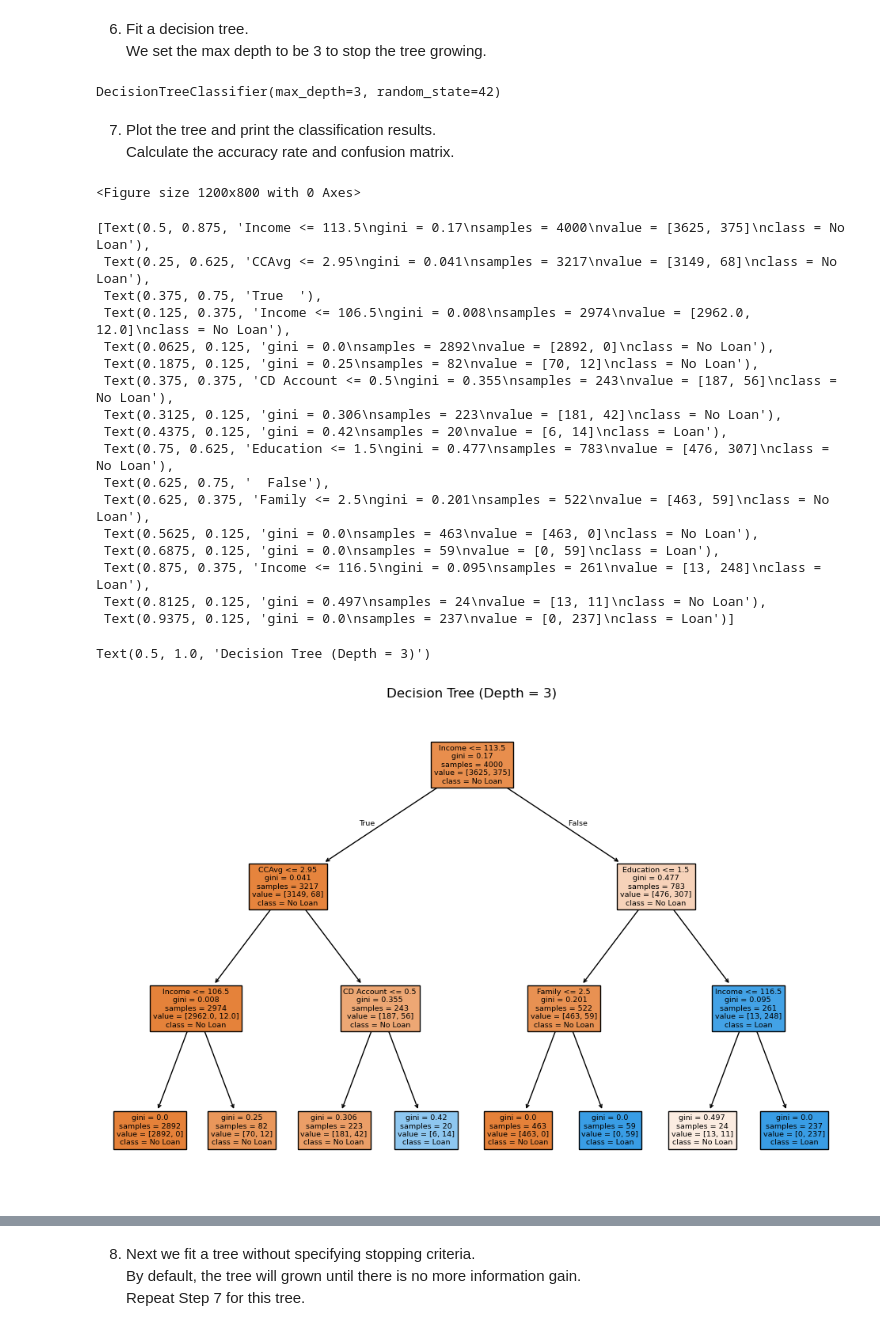
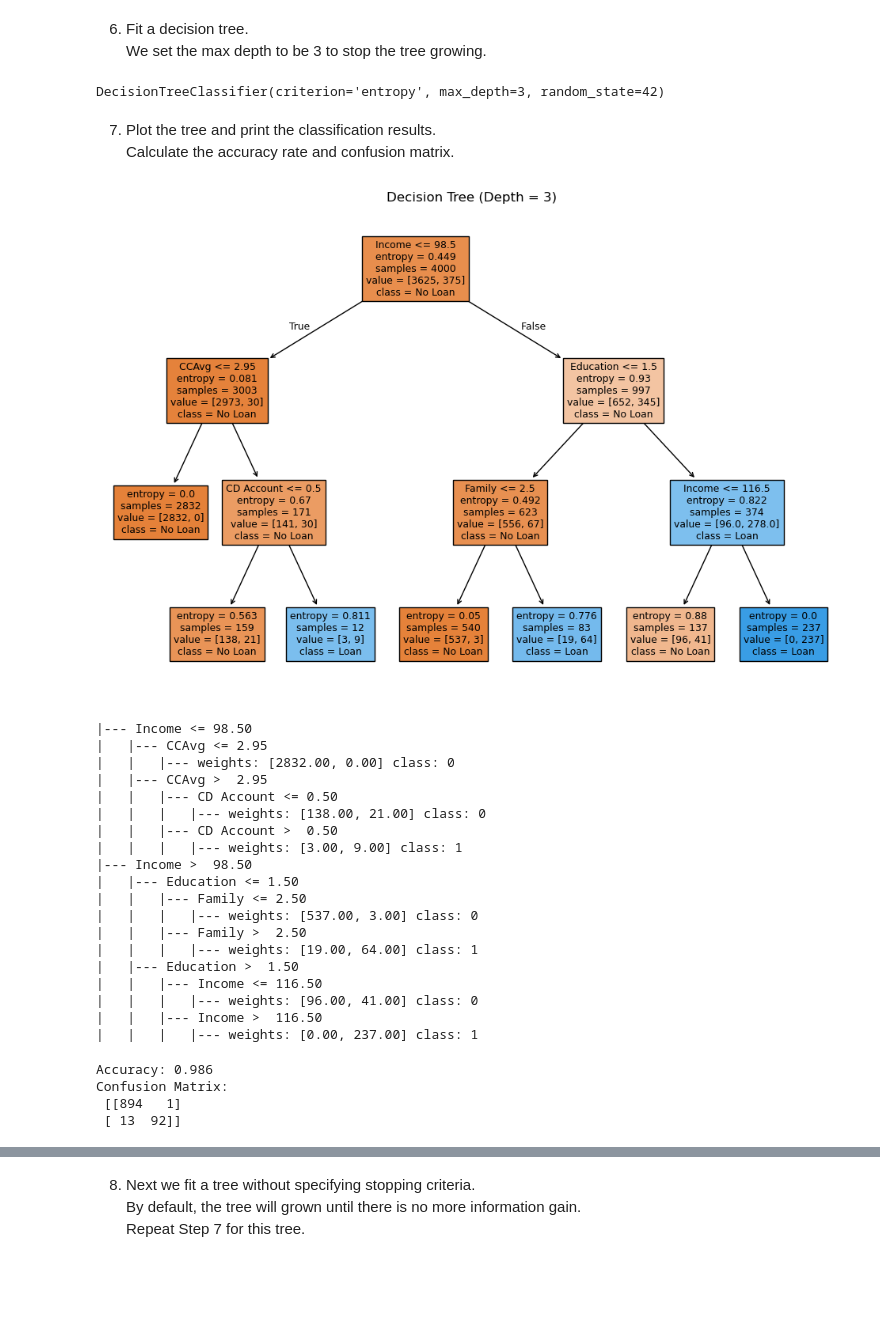
Before and after one commit to emilyneaville/DSCI-5240, a Jupyter notebook: Week 8 - Tree-based models/DSCI 5240 Decision Tree Methods-In Class practice.ipynb, the cells around one changed output, grey strips where cells are left out. Cells and saved outputs as stored; diff of their text form; code cells hidden in the pictures; blank space fills up the shorter version.

```diff
--- a/Week 8 - Tree-based models/DSCI 5240 Decision Tree Methods-In Class practice.ipynb
+++ b/Week 8 - Tree-based models/DSCI 5240 Decision Tree Methods-In Class practice.ipynb
@@ -57,39 +75,55 @@ X_train, X_test, y_train, y_test = train_test_split(X, y, test_size=0.2, random_
 6. Fit a decision tree.<br>
 We set the max depth to be 3 to stop the tree growing.
 # %%
-dec_tree = DecisionTreeClassifier(max_depth=3, random_state=42)
+dec_tree = DecisionTreeClassifier(criterion='entropy', max_depth=3, random_state=42)
 dec_tree.fit(X_train, y_train)
 # %% [output]
-DecisionTreeClassifier(max_depth=3, random_state=42)
+DecisionTreeClassifier(criterion='entropy', max_depth=3, random_state=42)
 # %% [markdown]
 7. Plot the tree and print the classification results.<br>
 Calculate the accuracy rate and confusion matrix.
 # %%
 plt.figure(figsize=(12, 8))
-plot_tree(dec_tree, feature_names=X.columns, class_names=['No Loan', 'Loan'], filled=True)
+plot_tree(dec_tree, feature_names=X_train.columns, class_names=['No Loan', 'Loan'], filled=True)
 plt.title("Decision Tree (Depth = 3)")
 plt.show()
 # %% [output]
-<Figure size 1200x800 with 0 Axes>
-[Text(0.5, 0.875, 'Income <= 113.5\ngini = 0.17\nsamples = 4000\nvalue = [3625, 375]\nclass = No Loan'),
- Text(0.25, 0.625, 'CCAvg <= 2.95\ngini = 0.041\nsamples = 3217\nvalue = [3149, 68]\nclass = No Loan'),
- Text(0.375, 0.75, 'True  '),
- Text(0.125, 0.375, 'Income <= 106.5\ngini = 0.008\nsamples = 2974\nvalue = [2962.0, 12.0]\nclass = No Loan'),
- Text(0.0625, 0.125, 'gini = 0.0\nsamples = 2892\nvalue = [2892, 0]\nclass = No Loan'),
- Text(0.1875, 0.125, 'gini = 0.25\nsamples = 82\nvalue = [70, 12]\nclass = No Loan'),
- Text(0.375, 0.375, 'CD Account <= 0.5\ngini = 0.355\nsamples = 243\nvalue = [187, 56]\nclass = No Loan'),
- Text(0.3125, 0.125, 'gini = 0.306\nsamples = 223\nvalue = [181, 42]\nclass = No Loan'),
- Text(0.4375, 0.125, 'gini = 0.42\nsamples = 20\nvalue = [6, 14]\nclass = Loan'),
- Text(0.75, 0.625, 'Education <= 1.5\ngini = 0.477\nsamples = 783\nvalue = [476, 307]\nclass = No Loan'),
- Text(0.625, 0.75, '  False'),
- Text(0.625, 0.375, 'Family <= 2.5\ngini = 0.201\nsamples = 522\nvalue = [463, 59]\nclass = No Loan'),
- Text(0.5625, 0.125, 'gini = 0.0\nsamples = 463\nvalue = [463, 0]\nclass = No Loan'),
- Text(0.6875, 0.125, 'gini = 0.0\nsamples = 59\nvalue = [0, 59]\nclass = Loan'),
- Text(0.875, 0.375, 'Income <= 116.5\ngini = 0.095\nsamples = 261\nvalue = [13, 248]\nclass = Loan'),
- Text(0.8125, 0.125, 'gini = 0.497\nsamples = 24\nvalue = [13, 11]\nclass = No Loan'),
- Text(0.9375, 0.125, 'gini = 0.0\nsamples = 237\nvalue = [0, 237]\nclass = Loan')]
-Text(0.5, 1.0, 'Decision Tree (Depth = 3)')
-[figure, old version]
+[figure, new version]
+# %%
+print(export_text(dec_tree, feature_names=X_train.columns, show_weights=True))
+# %% [output]
+|--- Income <= 98.50
+|   |--- CCAvg <= 2.95
+|   |   |--- weights: [2832.00, 0.00] class: 0
+|   |--- CCAvg >  2.95
+|   |   |--- CD Account <= 0.50
+|   |   |   |--- weights: [138.00, 21.00] class: 0
+|   |   |--- CD Account >  0.50
+|   |   |   |--- weights: [3.00, 9.00] class: 1
+|--- Income >  98.50
+|   |--- Education <= 1.50
+|   |   |--- Family <= 2.50
+|   |   |   |--- weights: [537.00, 3.00] class: 0
+|   |   |--- Family >  2.50
+|   |   |   |--- weights: [19.00, 64.00] class: 1
+|   |--- Education >  1.50
+|   |   |--- Income <= 116.50
+|   |   |   |--- weights: [96.00, 41.00] class: 0
+|   |   |--- Income >  116.50
+|   |   |   |--- weights: [0.00, 237.00] class: 1
 # %%
 # Predict on test data
 y_pred = dec_tree.predict(X_test)
+
+# Calculate and print accuracy
+accuracy = accuracy_score(y_test, y_pred)
+print("Accuracy:", accuracy)
+
+# Confusion matrix
+conf_matrix = confusion_matrix(y_test, y_pred)
+print("Confusion Matrix:\n", conf_matrix)
+# %% [output]
+Accuracy: 0.986
+Confusion Matrix:
+ [[894   1]
+ [ 13  92]]
```
Also changed, not shown: parts of 12 cells of this notebook.
